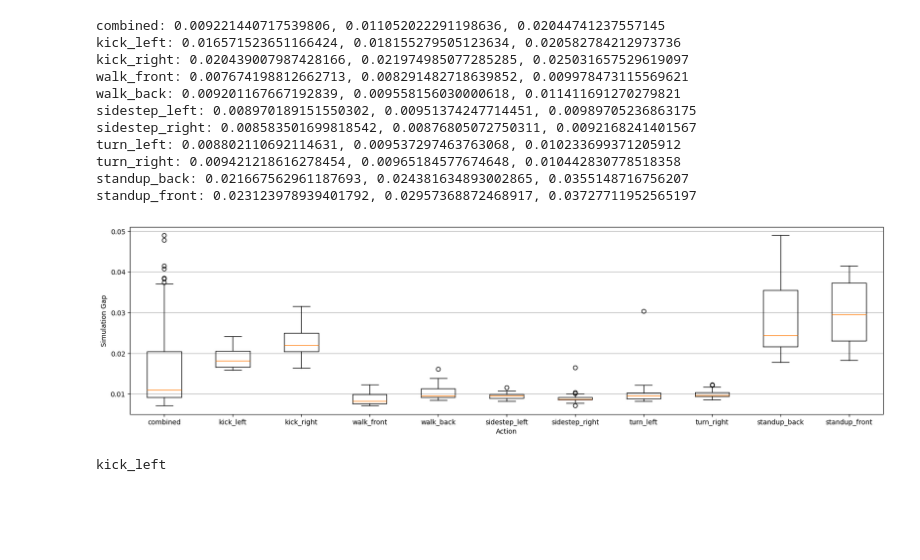
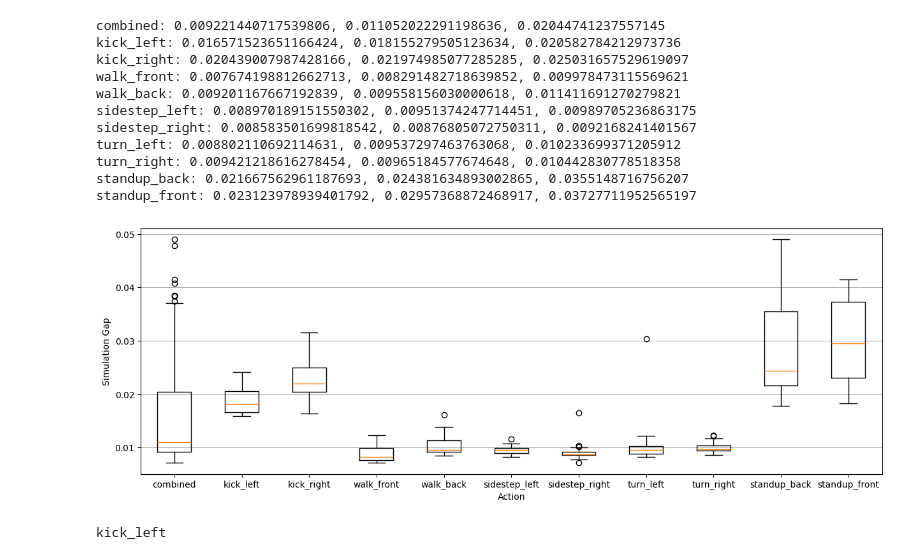
Before and after one commit to DasWHYYYDerWoche/MasterThesis, a Jupyter notebook: testing/eval_1.ipynb, the cells around one changed output. Cells and saved outputs as stored; diff of their text form; code cells hidden in the pictures; blank space fills up the shorter version.

```diff
--- a/testing/eval_1.ipynb
+++ b/testing/eval_1.ipynb
@@ -38,14 +38,15 @@ turn_right: 0.009421218616278454, 0.00965184577674648, 0.010442830778518358
 standup_back: 0.021667562961187693, 0.024381634893002865, 0.0355148716756207
 standup_front: 0.023123978939401792, 0.02957368872468917, 0.03727711952565197
 # %%
-plt.figure(figsize=(20, 5))
+plt.figure(figsize=(15,5))
 plt.xlabel("Action")
 plt.ylabel("Simulation Gap")
 plt.grid(visible=True, axis="y")
 plt.boxplot(action_gaps.values(), tick_labels=action_gaps.keys())
+plt.savefig("action_gaps.pdf", bbox_inches='tight', pad_inches=0.1)
 plt.show()
 # %% [output]
-[figure, old version]
+[figure, new version]
 # %%
 excluded_sensors = ["headYaw", "headPitch", "lHipYawPitch"]
 
```
Also changed, not shown: 3 other files.
